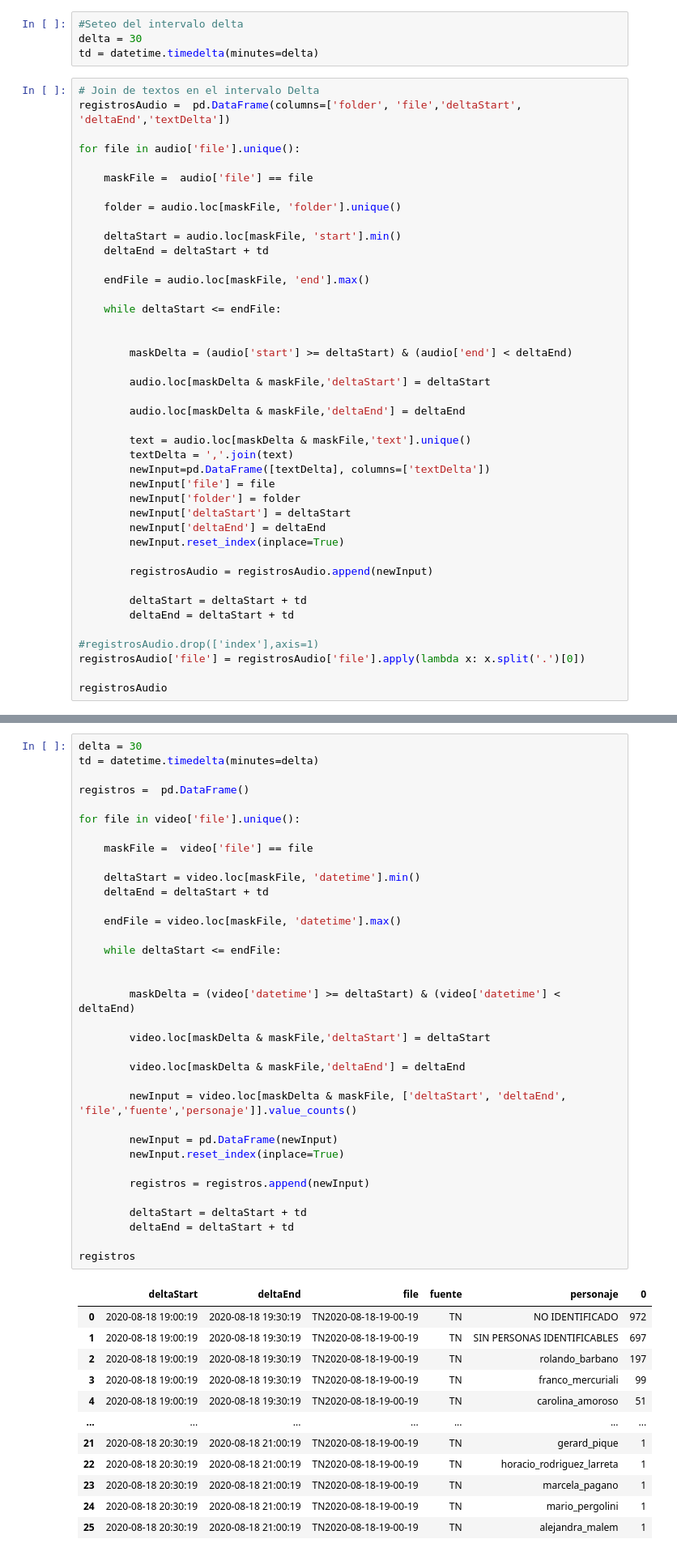
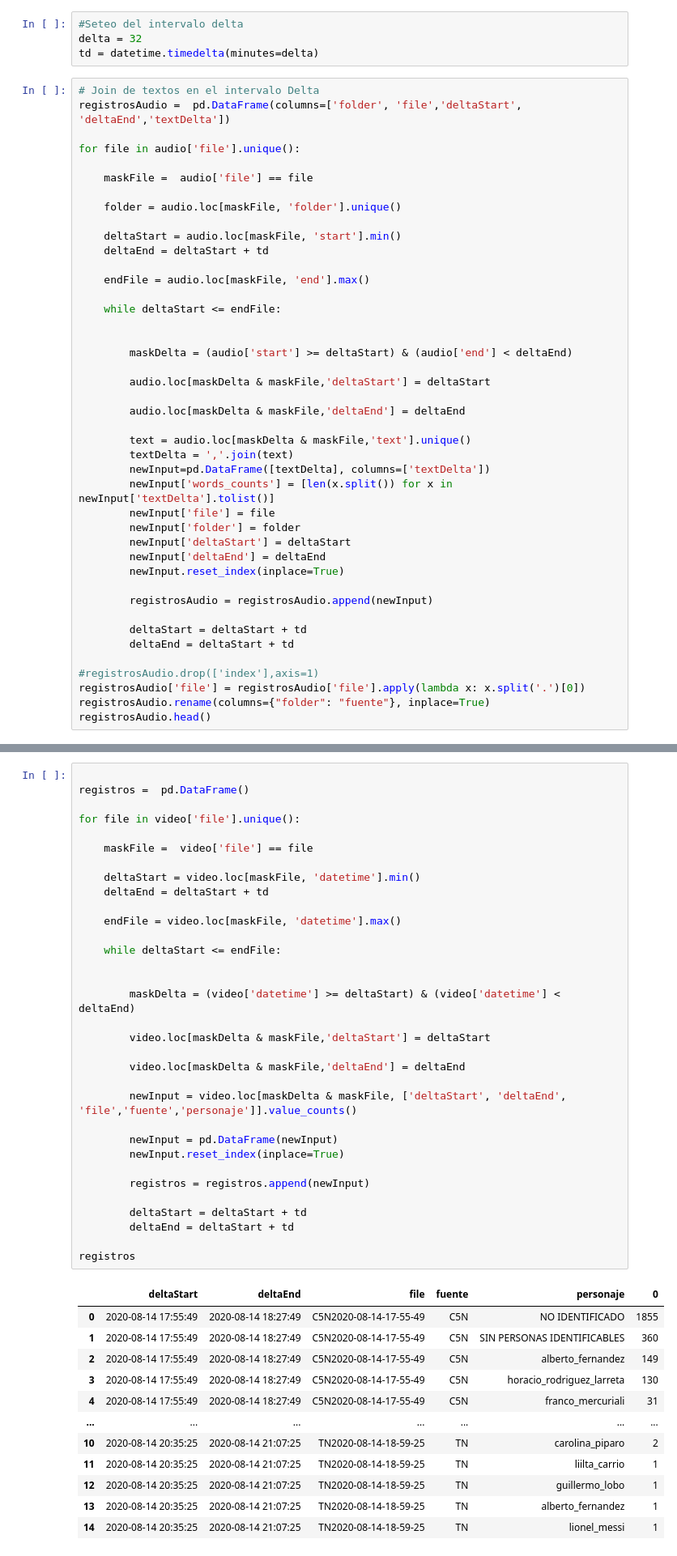
Before and after one commit to Hacho55/streamingAnalysis, a Jupyter notebook: Notebooks/Ventana_temporal.ipynb, the cells around one changed output, grey strips where cells are left out. Shown at 81% size. Cells and saved outputs as stored; diff of their text form.

```diff
--- a/Notebooks/Ventana_temporal.ipynb
+++ b/Notebooks/Ventana_temporal.ipynb
@@ -38,7 +38,7 @@ end           datetime64[ns]
 dtype: object
 # %%
 #Seteo del intervalo delta
-delta = 30
+delta = 32
 td = datetime.timedelta(minutes=delta)
 # %%
 # Join de textos en el intervalo Delta
@@ -67,6 +67,7 @@ for file in audio['file'].unique():
         text = audio.loc[maskDelta & maskFile,'text'].unique()
         textDelta = ','.join(text)
         newInput=pd.DataFrame([textDelta], columns=['textDelta'])
+        newInput['words_counts'] = [len(x.split()) for x in newInput['textDelta'].tolist()]
         newInput['file'] = file
         newInput['folder'] = folder
         newInput['deltaStart'] = deltaStart
@@ -80,6 +81,6 @@ for file in audio['file'].unique():
 
 #registrosAudio.drop(['index'],axis=1)
 registrosAudio['file'] = registrosAudio['file'].apply(lambda x: x.split('.')[0])
-
-registrosAudio
+registrosAudio.rename(columns={"folder": "fuente"}, inplace=True)
+registrosAudio.head()
 # %% [output]
@@ -190,6 +156,4 @@ Name: personaje, dtype: int64
 # %%
-delta = 30
-td = datetime.timedelta(minutes=delta)
 
 registros =  pd.DataFrame()
 
@@ -197,41 +161,41 @@ for file in video['file'].unique():
 
     maskFile =  video['file'] == file
 
     deltaStart = video.loc[maskFile, 'datetime'].min()
     deltaEnd = deltaStart + td
 
     endFile = video.loc[maskFile, 'datetime'].max()
 
     while deltaStart <= endFile:
 
 
         maskDelta = (video['datetime'] >= deltaStart) & (video['datetime'] < deltaEnd)
 
         video.loc[maskDelta & maskFile,'deltaStart'] = deltaStart
 
         video.loc[maskDelta & maskFile,'deltaEnd'] = deltaEnd
 
         newInput = video.loc[maskDelta & maskFile, ['deltaStart', 'deltaEnd', 'file','fuente','personaje']].value_counts()
 
         newInput = pd.DataFrame(newInput)
         newInput.reset_index(inplace=True)
 
         registros = registros.append(newInput)
 
         deltaStart = deltaStart + td
         deltaEnd = deltaStart + td
 
 registros
 # %% [output]
 |  | deltaStart | deltaEnd | file | fuente | personaje | 0 |
-| 0 | 2020-08-18 19:00:19 | 2020-08-18 19:30:19 | TN2020-08-18-19-00-19 | TN | NO IDENTIFICADO | 972 |
-| 1 | 2020-08-18 19:00:19 | 2020-08-18 19:30:19 | TN2020-08-18-19-00-19 | TN | SIN PERSONAS IDENTIFICABLES | 697 |
-| 2 | 2020-08-18 19:00:19 | 2020-08-18 19:30:19 | TN2020-08-18-19-00-19 | TN | rolando_barbano | 197 |
-| 3 | 2020-08-18 19:00:19 | 2020-08-18 19:30:19 | TN2020-08-18-19-00-19 | TN | franco_mercuriali | 99 |
-| 4 | 2020-08-18 19:00:19 | 2020-08-18 19:30:19 | TN2020-08-18-19-00-19 | TN | carolina_amoroso | 51 |
+| 0 | 2020-08-14 17:55:49 | 2020-08-14 18:27:49 | C5N2020-08-14-17-55-49 | C5N | NO IDENTIFICADO | 1855 |
+| 1 | 2020-08-14 17:55:49 | 2020-08-14 18:27:49 | C5N2020-08-14-17-55-49 | C5N | SIN PERSONAS IDENTIFICABLES | 360 |
+| 2 | 2020-08-14 17:55:49 | 2020-08-14 18:27:49 | C5N2020-08-14-17-55-49 | C5N | alberto_fernandez | 149 |
+| 3 | 2020-08-14 17:55:49 | 2020-08-14 18:27:49 | C5N2020-08-14-17-55-49 | C5N | horacio_rodriguez_larreta | 130 |
+| 4 | 2020-08-14 17:55:49 | 2020-08-14 18:27:49 | C5N2020-08-14-17-55-49 | C5N | franco_mercuriali | 31 |
 | ... | ... | ... | ... | ... | ... | ... |
-| 21 | 2020-08-18 20:30:19 | 2020-08-18 21:00:19 | TN2020-08-18-19-00-19 | TN | gerard_pique | 1 |
-| 22 | 2020-08-18 20:30:19 | 2020-08-18 21:00:19 | TN2020-08-18-19-00-19 | TN | horacio_rodriguez_larreta | 1 |
-| 23 | 2020-08-18 20:30:19 | 2020-08-18 21:00:19 | TN2020-08-18-19-00-19 | TN | marcela_pagano | 1 |
-| 24 | 2020-08-18 20:30:19 | 2020-08-18 21:00:19 | TN2020-08-18-19-00-19 | TN | mario_pergolini | 1 |
-| 25 | 2020-08-18 20:30:19 | 2020-08-18 21:00:19 | TN2020-08-18-19-00-19 | TN | alejandra_malem | 1 |
+| 10 | 2020-08-14 20:35:25 | 2020-08-14 21:07:25 | TN2020-08-14-18-59-25 | TN | carolina_piparo | 2 |
+| 11 | 2020-08-14 20:35:25 | 2020-08-14 21:07:25 | TN2020-08-14-18-59-25 | TN | liilta_carrio | 1 |
+| 12 | 2020-08-14 20:35:25 | 2020-08-14 21:07:25 | TN2020-08-14-18-59-25 | TN | guillermo_lobo | 1 |
+| 13 | 2020-08-14 20:35:25 | 2020-08-14 21:07:25 | TN2020-08-14-18-59-25 | TN | alberto_fernandez | 1 |
+| 14 | 2020-08-14 20:35:25 | 2020-08-14 21:07:25 | TN2020-08-14-18-59-25 | TN | lionel_messi | 1 |
```
Also changed, not shown: parts of 18 cells of this notebook, 6 other files.
